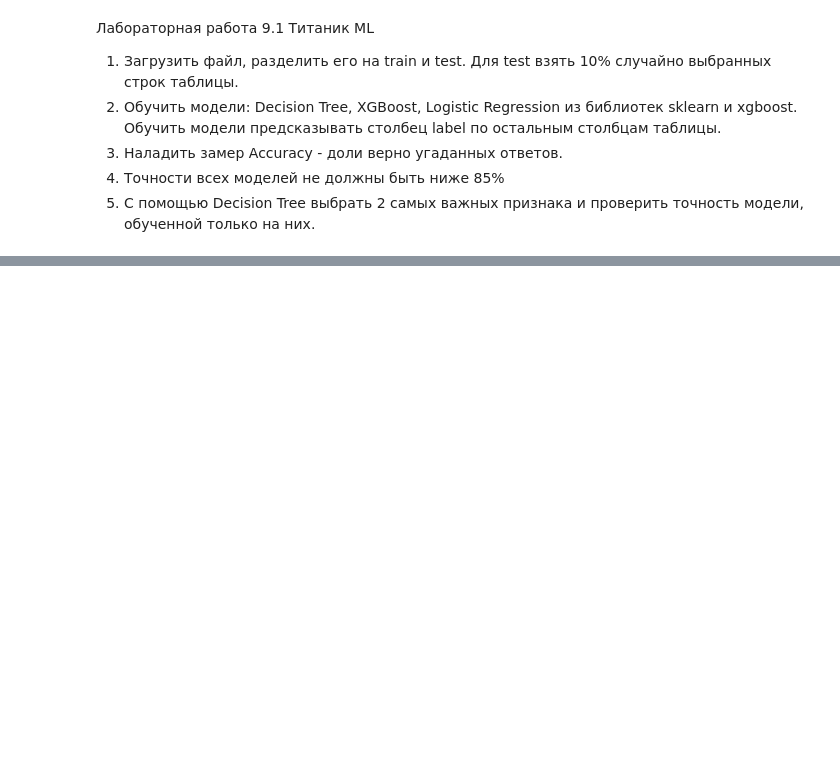
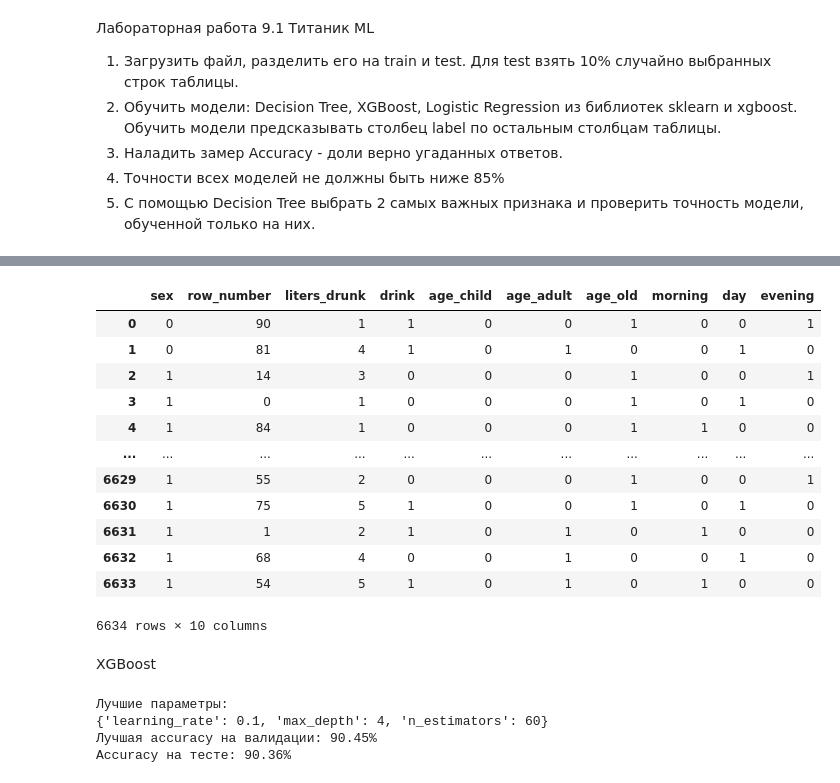
Before and after one commit to Grenka054/dPAK-2, a Jupyter notebook: 9/lab_Titanic_ML.ipynb, the cells around one changed output, grey strips where cells are left out. Drawn from its saved outputs; the diff is of its cells as text; code cells hidden in the pictures; blank space fills up the shorter version.

```diff
--- a/9/lab_Titanic_ML.ipynb
+++ b/9/lab_Titanic_ML.ipynb
@@ -17,0 +39,19 @@ X_train, X_test, y_train, y_test = train_test_split(X, y, test_size=0.2, random_
+# %%
+y = df_main['label']
+X = df_main.drop(['label'], axis=1)
+X = X.astype(int)
+X
+# %% [output]
+|  | sex | row_number | liters_drunk | drink | age_child | age_adult | age_old | morning | day | evening |
+| 0 | 0 | 90 | 1 | 1 | 0 | 0 | 1 | 0 | 0 | 1 |
+| 1 | 0 | 81 | 4 | 1 | 0 | 1 | 0 | 0 | 1 | 0 |
+| 2 | 1 | 14 | 3 | 0 | 0 | 0 | 1 | 0 | 0 | 1 |
+| 3 | 1 | 0 | 1 | 0 | 0 | 0 | 1 | 0 | 1 | 0 |
+| 4 | 1 | 84 | 1 | 0 | 0 | 0 | 1 | 1 | 0 | 0 |
+| ... | ... | ... | ... | ... | ... | ... | ... | ... | ... | ... |
+| 6629 | 1 | 55 | 2 | 0 | 0 | 0 | 1 | 0 | 0 | 1 |
+| 6630 | 1 | 75 | 5 | 1 | 0 | 0 | 1 | 0 | 1 | 0 |
+| 6631 | 1 | 1 | 2 | 1 | 0 | 1 | 0 | 1 | 0 | 0 |
+| 6632 | 1 | 68 | 4 | 0 | 0 | 1 | 0 | 0 | 1 | 0 |
+| 6633 | 1 | 54 | 5 | 1 | 0 | 1 | 0 | 1 | 0 | 0 |
+6634 rows × 10 columns
@@ -17,0 +63,2 @@ X_train, X_test, y_train, y_test = train_test_split(X, y, test_size=0.2, random_
+# %% [markdown]
+XGBoost
@@ -17,0 +87,9 @@ X_train, X_test, y_train, y_test = train_test_split(X, y, test_size=0.2, random_
+# %%
+model = xgb(X_train, X_val, y_train, y_val)
+acc = get_accuracy(model, X_test, y_test)
+print('Accuracy на тесте: {:.2%}'.format(acc))
+# %% [output]
+Лучшие параметры:
+{'learning_rate': 0.1, 'max_depth': 4, 'n_estimators': 60}
+Лучшая accuracy на валидации: 90.45%
+Accuracy на тесте: 90.36%
```
Also changed, not shown: parts of 20 cells of this notebook, 1 other file.
